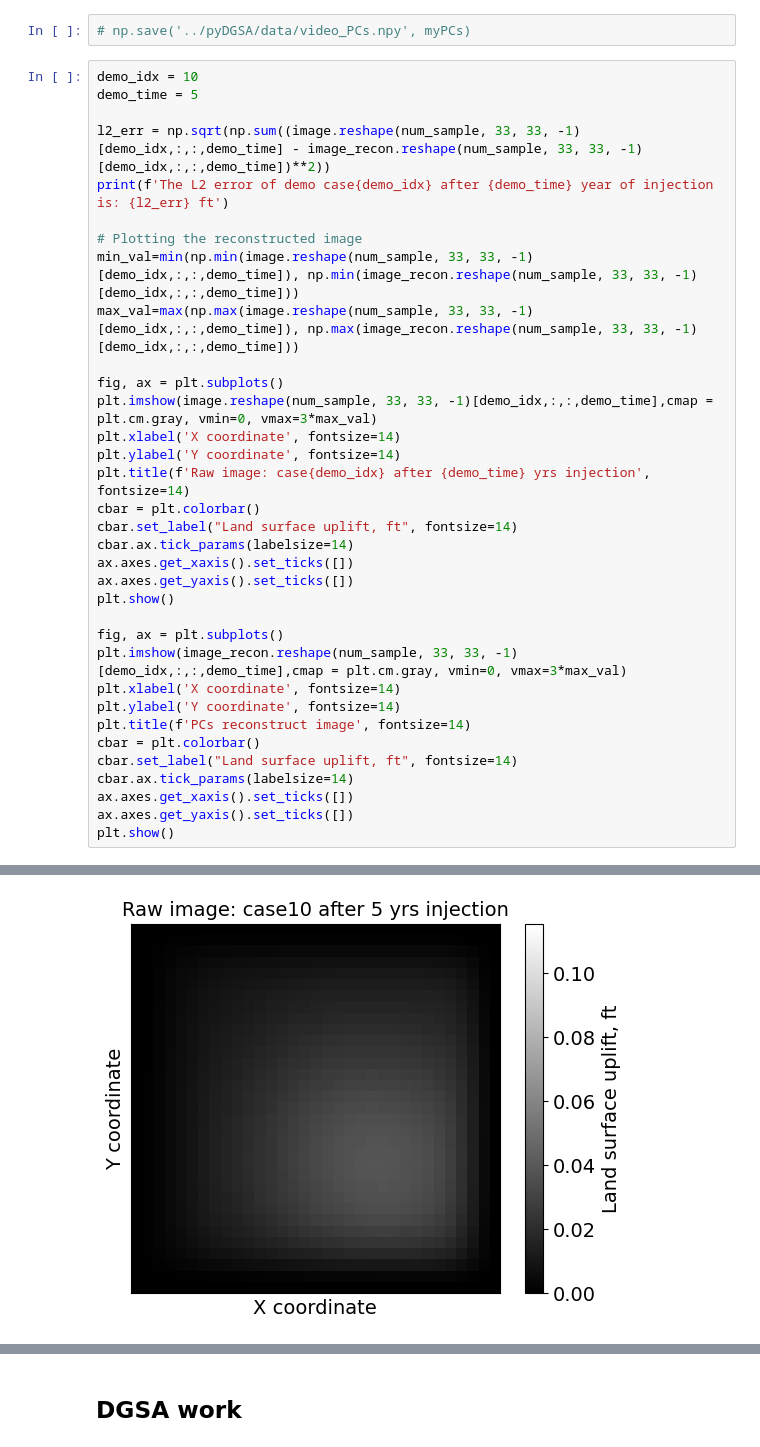
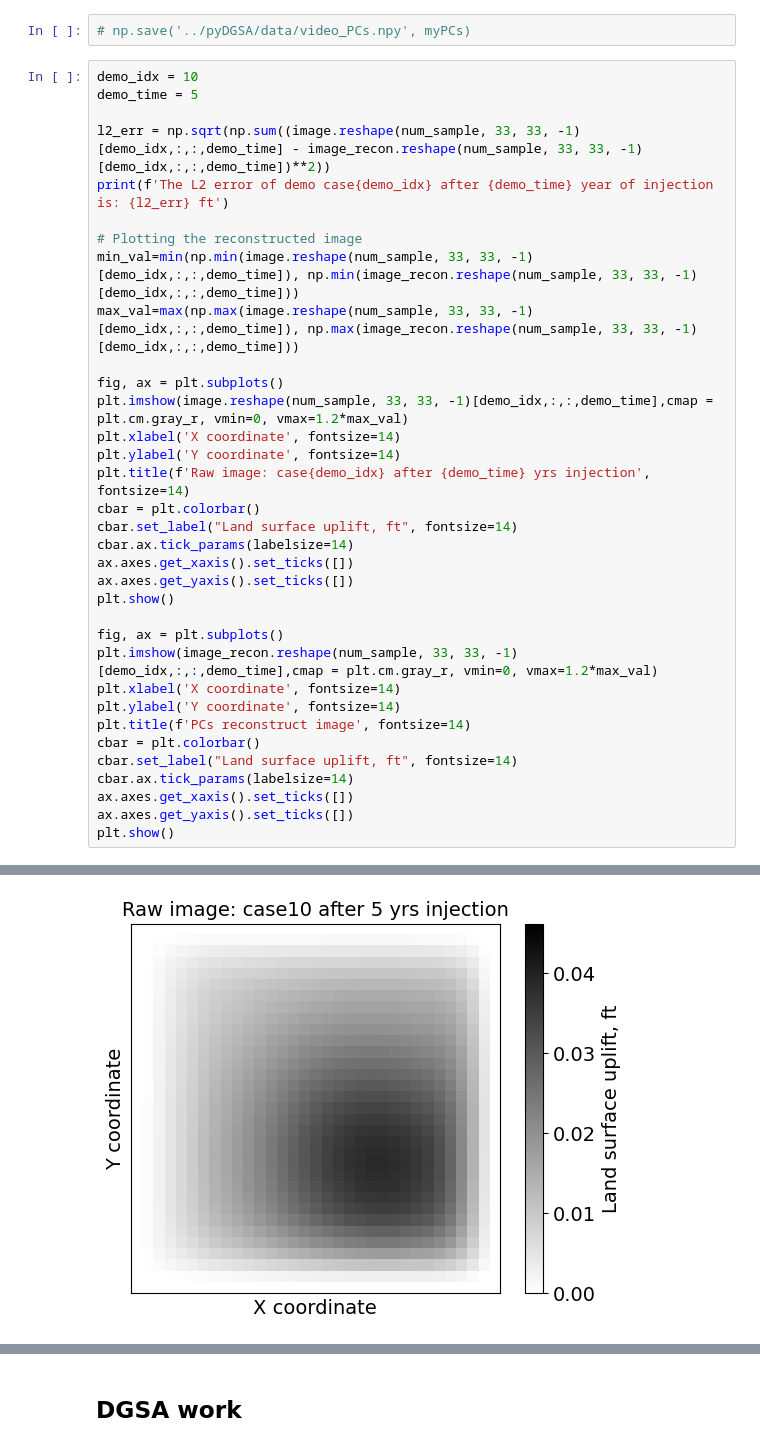
Before and after one commit to AndyStudio/pyDGSA, a Jupyter notebook: SA_3d_detailed_newdata.ipynb, the cells around one changed output, grey strips where cells are left out. Drawn from its saved outputs; the diff is of its cells as text.

```diff
--- a/SA_3d_detailed_newdata.ipynb
+++ b/SA_3d_detailed_newdata.ipynb
@@ -87,33 +87,33 @@ demo_time = 5
 l2_err = np.sqrt(np.sum((image.reshape(num_sample, 33, 33, -1)[demo_idx,:,:,demo_time] - image_recon.reshape(num_sample, 33, 33, -1)[demo_idx,:,:,demo_time])**2))
 print(f'The L2 error of demo case{demo_idx} after {demo_time} year of injection is: {l2_err} ft')
 
 # Plotting the reconstructed image
 min_val=min(np.min(image.reshape(num_sample, 33, 33, -1)[demo_idx,:,:,demo_time]), np.min(image_recon.reshape(num_sample, 33, 33, -1)[demo_idx,:,:,demo_time]))
 max_val=max(np.max(image.reshape(num_sample, 33, 33, -1)[demo_idx,:,:,demo_time]), np.max(image_recon.reshape(num_sample, 33, 33, -1)[demo_idx,:,:,demo_time]))
 
 fig, ax = plt.subplots()
-plt.imshow(image.reshape(num_sample, 33, 33, -1)[demo_idx,:,:,demo_time],cmap = plt.cm.gray, vmin=0, vmax=3*max_val)
+plt.imshow(image.reshape(num_sample, 33, 33, -1)[demo_idx,:,:,demo_time],cmap = plt.cm.gray_r, vmin=0, vmax=1.2*max_val)
 plt.xlabel('X coordinate', fontsize=14)
 plt.ylabel('Y coordinate', fontsize=14)
 plt.title(f'Raw image: case{demo_idx} after {demo_time} yrs injection', fontsize=14)
 cbar = plt.colorbar()
 cbar.set_label("Land surface uplift, ft", fontsize=14)
 cbar.ax.tick_params(labelsize=14)
 ax.axes.get_xaxis().set_ticks([])
 ax.axes.get_yaxis().set_ticks([])
 plt.show()
 
 fig, ax = plt.subplots()
-plt.imshow(image_recon.reshape(num_sample, 33, 33, -1)[demo_idx,:,:,demo_time],cmap = plt.cm.gray, vmin=0, vmax=3*max_val)
+plt.imshow(image_recon.reshape(num_sample, 33, 33, -1)[demo_idx,:,:,demo_time],cmap = plt.cm.gray_r, vmin=0, vmax=1.2*max_val)
 plt.xlabel('X coordinate', fontsize=14)
 plt.ylabel('Y coordinate', fontsize=14)
 plt.title(f'PCs reconstruct image', fontsize=14)
 cbar = plt.colorbar()
 cbar.set_label("Land surface uplift, ft", fontsize=14)
 cbar.ax.tick_params(labelsize=14)
 ax.axes.get_xaxis().set_ticks([])
 ax.axes.get_yaxis().set_ticks([])
 plt.show()
 # %% [output]
 The L2 error of demo case10 after 5 year of injection is: 0.015525234449157967 ft
-[figure, old version]
+[figure, new version]
```
Also changed, not shown: parts of 1 cell of this notebook, 1 other file.
